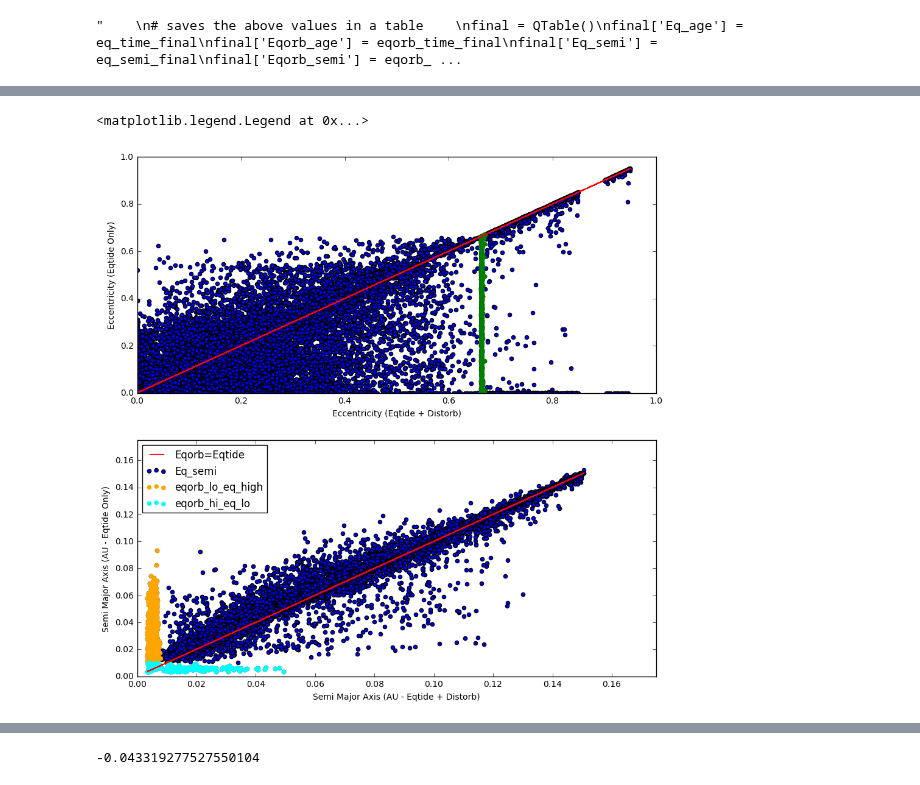
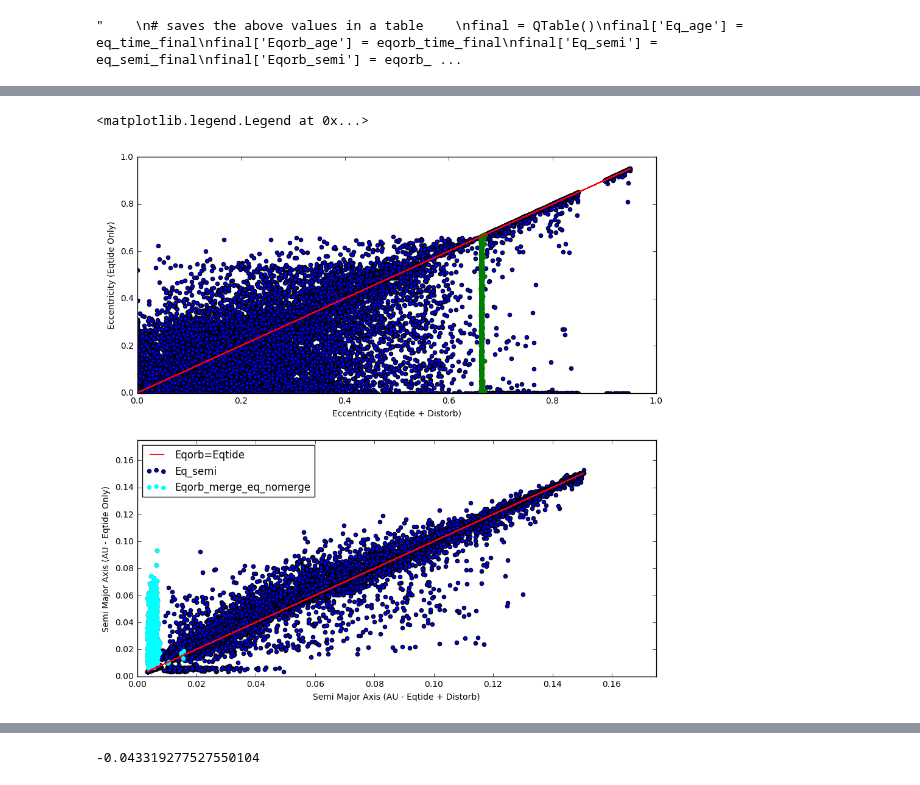
Before and after one commit to dm1681/Merging_Perts, a Jupyter notebook: Research/Merging_Perts/finished_runs.ipynb, the cells around one changed output, grey strips where cells are left out. Drawn from its saved outputs; the diff is of its cells as text; code cells hidden in the pictures.

Commit message:
updated lehmer files and finished runs python nb to test for merging

```diff
--- a/Research/Merging_Perts/finished_runs.ipynb
+++ b/Research/Merging_Perts/finished_runs.ipynb
@@ -43,11 +41,11 @@ dRadius_star = ic['Radius_star']
 # %%
 #dMass_b
 # %%
-#pulls final data from eqorbs runs
+#pulls final data
 
 wd = '/home/dm1681/Research/Research/Merging_Perts'
-comp_eq_only_dir = wd+'/comp_eq_only/'
-comp_eqorb_dir = wd+'/update3/'
+comp_eq_only_dir = wd+'/runs_eq_only/'
+comp_eqorb_dir = wd+'/runs_eqorb/'
 
 # this script fills the below arrays for 'n' simulations
 eq_sim_num = np.array([])
@@ -63,6 +61,9 @@ eqorb_ecc_final = np.array([])
 ecc_diff = np.array([]) #difference in eccentricities
 semi_diff = np.array([])
 
+eq_merged = np.array([])
+eqorb_merged = np.array([])
+
 
 n = 25000
 t = 0
@@ -70,7 +71,15 @@ while t <= n-1:
     #extract eq_only data first:
     folder_name = '%05i'%t
     eq_folder_dir = comp_eq_only_dir+folder_name
-
+    screen_output = open(eq_folder_dir+'/log')
+    screen_content =  screen_output.read()
+    screen_content = screen_content.split('\n')
+    merge_line = screen_content[-4]
+    if merge_line[:15] == "HALT: Merge at ":
+        eq_merged = np.append(eq_merged,1)
+    else:
+        eq_merged = np.append(eq_merged,0)
+    #Tracer()()
     b_fwd = open(eq_folder_dir+'/system.b.forward') #fwd file
     b_fwd_content = b_fwd.read()
     b_fwd_content = b_fwd_content.split('\n')
@@ -87,6 +96,7 @@ while t <= n-1:
 
     #extract eqorb data last
     eqorb_folder_dir = comp_eqorb_dir+folder_name
+    screen_output = open(eqorb_folder_dir+'/log')
     log = eqorb_folder_dir + '/system.log'
     if os.path.isfile(log) == True: #log file exists
         log_file = open(log)
@@ -95,6 +105,15 @@ while t <= n-1:
         runtime = log_content[-2] #takes the line corresponding to "Runtime"
 
         if runtime[0:7] == 'Runtime': #runtime is printed
+            #read in screen output to test for merge
+            screen_content =  screen_output.read()
+            screen_content = screen_content.split('\n')
+            merge_line = screen_content[-4]
+            if merge_line[:15] == "HALT: Merge at ":
+                eqorb_merged = np.append(eqorb_merged,1)
+            else:
+                eqorb_merged = np.append(eqorb_merged,0)
+
 
             b_fwd = open(eqorb_folder_dir+'/system.b.forward')
             b_fwd_content = b_fwd.read()
@@ -146,10 +165,12 @@ eqorb_semi_final.shape
 # %%
+# organize with some tables and filter out uncompleted runs
 eq_final = QTable()
 eq_final['Sim #'] = eq_sim_num
 eq_final['age'] = eq_time_final
 eq_final['semi'] = eq_semi_final
 eq_final['ecc'] = eq_ecc_final
 eq_final['eqorb_stats'] = eqorb_time_final
+eq_final['Merged'] = eq_merged
 
 both_exist = np.where(eq_final['eqorb_stats'] != -9999)
 eqorb_uncomp = np.where(eqorb_time_final != -9999)
@@ -161,7 +182,7 @@ eqorb_final['Sim #'] = eqorb_sim_num
 eqorb_final['age'] = eqorb_time_final
 eqorb_final['semi'] = eqorb_semi_final
 eqorb_final['ecc'] = eqorb_ecc_final
-
+eqorb_final['Merged'] = eqorb_merged
 
 
 final = QTable()
@@ -171,6 +192,9 @@ final['Eq_semi'] = eq_final['semi']
 final['Eqorb_semi'] = eqorb_final['semi']
 final['Eq_ecc'] = eq_final['ecc']
 final['Eqorb_ecc'] = eqorb_final['ecc']
+final['Eq_Merge'] = eq_final['Merged']
+final['Eqorb_Merge'] = eqorb_final['Merged']
 final['Diff_ecc'] = ecc_diff
 final['Diff_semi'] = semi_diff
 final['Sim #'] = eq_final['Sim #']
+final
@@ -184,37 +228,40 @@ eq_greater_ecc = np.where(final['Eq_ecc']>final['Eqorb_ecc']) # Ecc Eq > Eqorb
 eqorb_vert_line = np.where((final['Eqorb_ecc']>=0.66)&(final['Eqorb_ecc'] <= 0.67)) # the vertical line where distorb breaks
 eqorb_lo_eq_hi = np.where((final['Eqorb_semi']<=0.008)&(final['Eq_semi']<=0.1)) # describes the clusters along the x and y axis below
 eqorb_hi_eq_lo = np.where((final['Eqorb_semi']<=0.06)&(final['Eq_semi']<=0.01)) # describes the clusters along the x and y axis below
+eqorb_merge_eqorb_nomerge = np.where((final['Eqorb_Merge'] == 1.0) & (final['Eq_Merge'] == 0.0))
+both_merge = np.where((final['Eqorb_Merge'] == 1)&(final['Eq_Merge'] == 1))
 
+# how many sims have completed
 n = eq_final['Sim #'].shape[0]
+
+
 
 
 
 
 #plots the data
 ax[0].scatter(final['Eqorb_ecc'],final['Eq_ecc'])
 ax[1].scatter(final['Eqorb_semi'],final['Eq_semi'])
 
 #reference lines
 ax[0].plot(final['Eqorb_ecc'],final['Eqorb_ecc'], color = 'red')
 ax[1].plot(final['Eqorb_semi'],final['Eqorb_semi'], color = 'red', label='Eqorb=Eqtide')
 
 #overlay masks
 ax[0].scatter(final['Eqorb_ecc'][eqorb_vert_line],final['Eq_ecc'][eqorb_vert_line], color = 'green')
-ax[1].scatter(final['Eqorb_semi'][eqorb_lo_eq_hi],final['Eq_semi'][eqorb_lo_eq_hi], color = 'orange', label='eqorb_lo_eq_high')
-ax[1].scatter(final['Eqorb_semi'][eqorb_hi_eq_lo],final['Eq_semi'][eqorb_hi_eq_lo], color = 'cyan', label='eqorb_hi_eq_lo')
-
+ax[1].scatter(final['Eqorb_semi'][eqorb_merge_eqorb_nomerge],final['Eq_semi'][eqorb_merge_eqorb_nomerge],color='cyan',label='Eqorb_merge_eq_nomerge')
 
 #make it pretty
 ax[0].set_ylabel('Eccentricity (Eqtide Only)')
 ax[0].set_xlabel('Eccentricity (Eqtide + Distorb)')
 ax[0].set_ylim(0,1)
 ax[0].set_xlim(0,1)
 
 ax[1].set_ylabel('Semi Major Axis (AU - Eqtide Only)')
 ax[1].set_xlabel('Semi Major Axis (AU - Eqtide + Distorb)')
 ax[1].set_ylim(0,0.175)
 ax[1].set_xlim(0,0.175)
 ax[1].legend(loc=0)
 # %% [output]
 <matplotlib.legend.Legend at 0x...>
-[figure, old version]
+[figure, new version]
```
Also changed, not shown: parts of 5 cells of this notebook, 2 other files.
